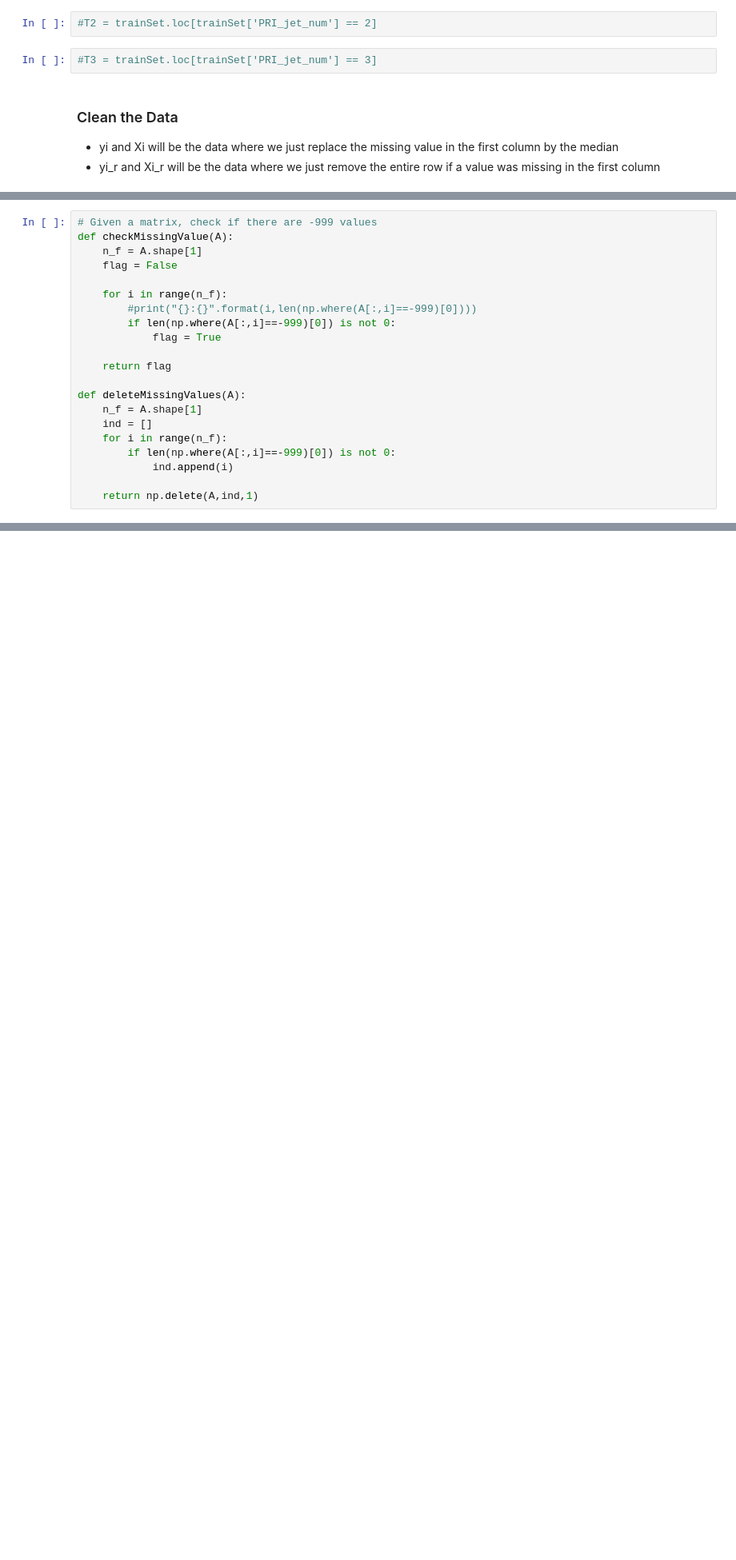
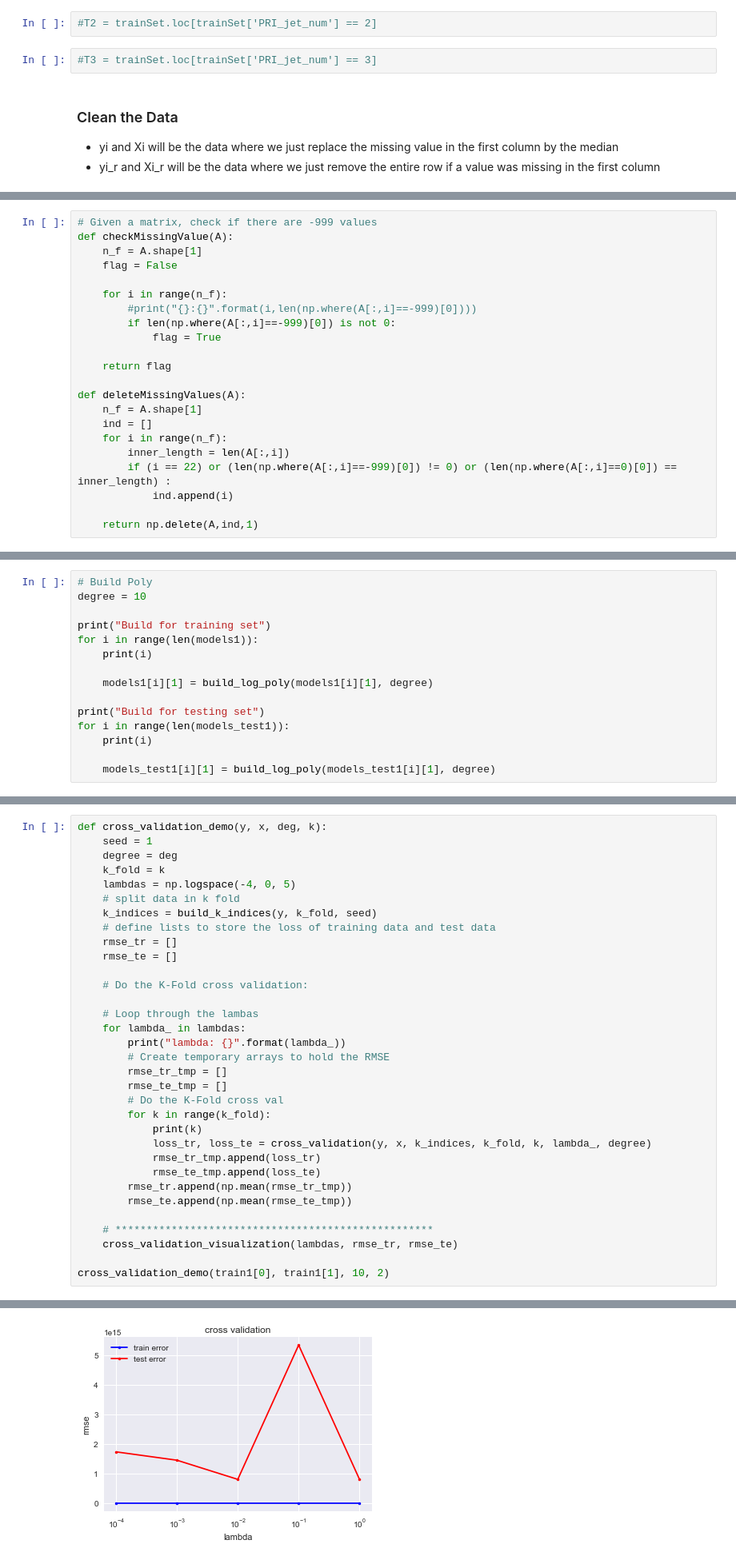
Before and after one commit to LeoWirz/MLproject1, a Jupyter notebook: P1/run p1.ipynb, the cells around one changed output, grey strips where cells are left out. Shown at 80% size. Cells and saved outputs as stored; diff of their text form; blank space fills up the shorter version.

```diff
--- a/P1/run p1.ipynb
+++ b/P1/run p1.ipynb
@@ -164,7 +156,8 @@ def deleteMissingValues(A):
     n_f = A.shape[1]
     ind = []
     for i in range(n_f):
-        if len(np.where(A[:,i]==-999)[0]) is not 0:
+        inner_length = len(A[:,i])
+        if (i == 22) or (len(np.where(A[:,i]==-999)[0]) != 0) or (len(np.where(A[:,i]==0)[0]) == inner_length) :
             ind.append(i)
 
     return np.delete(A,ind,1)
@@ -227,0 +296,15 @@ train8_test = [y3test_r, X3test_r, ids3test_r]
+# %%
+# Build Poly
+degree = 10
+
+print("Build for training set")
+for i in range(len(models1)):
+    print(i)
+
+    models1[i][1] = build_log_poly(models1[i][1], degree)
+
+print("Build for testing set")
+for i in range(len(models_test1)):
+    print(i)
+
+    models_test1[i][1] = build_log_poly(models_test1[i][1], degree)
@@ -227,0 +399,34 @@ train8_test = [y3test_r, X3test_r, ids3test_r]
+# %%
+def cross_validation_demo(y, x, deg, k):
+    seed = 1
+    degree = deg
+    k_fold = k
+    lambdas = np.logspace(-4, 0, 5)
+    # split data in k fold
+    k_indices = build_k_indices(y, k_fold, seed)
+    # define lists to store the loss of training data and test data
+    rmse_tr = []
+    rmse_te = []
+
+    # Do the K-Fold cross validation:
+
+    # Loop through the lambas
+    for lambda_ in lambdas:
+        print("lambda: {}".format(lambda_))
+        # Create temporary arrays to hold the RMSE
+        rmse_tr_tmp = []
+        rmse_te_tmp = []
+        # Do the K-Fold cross val
+        for k in range(k_fold):
+            print(k)
+            loss_tr, loss_te = cross_validation(y, x, k_indices, k_fold, k, lambda_, degree)
+            rmse_tr_tmp.append(loss_tr)
+            rmse_te_tmp.append(loss_te)
+        rmse_tr.append(np.mean(rmse_tr_tmp))
+        rmse_te.append(np.mean(rmse_te_tmp))
+
+    # ***************************************************
+    cross_validation_visualization(lambdas, rmse_tr, rmse_te)
+
+cross_validation_demo(train1[0], train1[1], 10, 2)
+# %% [output]
@@ -227,0 +448 @@ train8_test = [y3test_r, X3test_r, ids3test_r]
+[figure, added]
```
Also changed, not shown: parts of 23 cells of this notebook, 5 other files.
